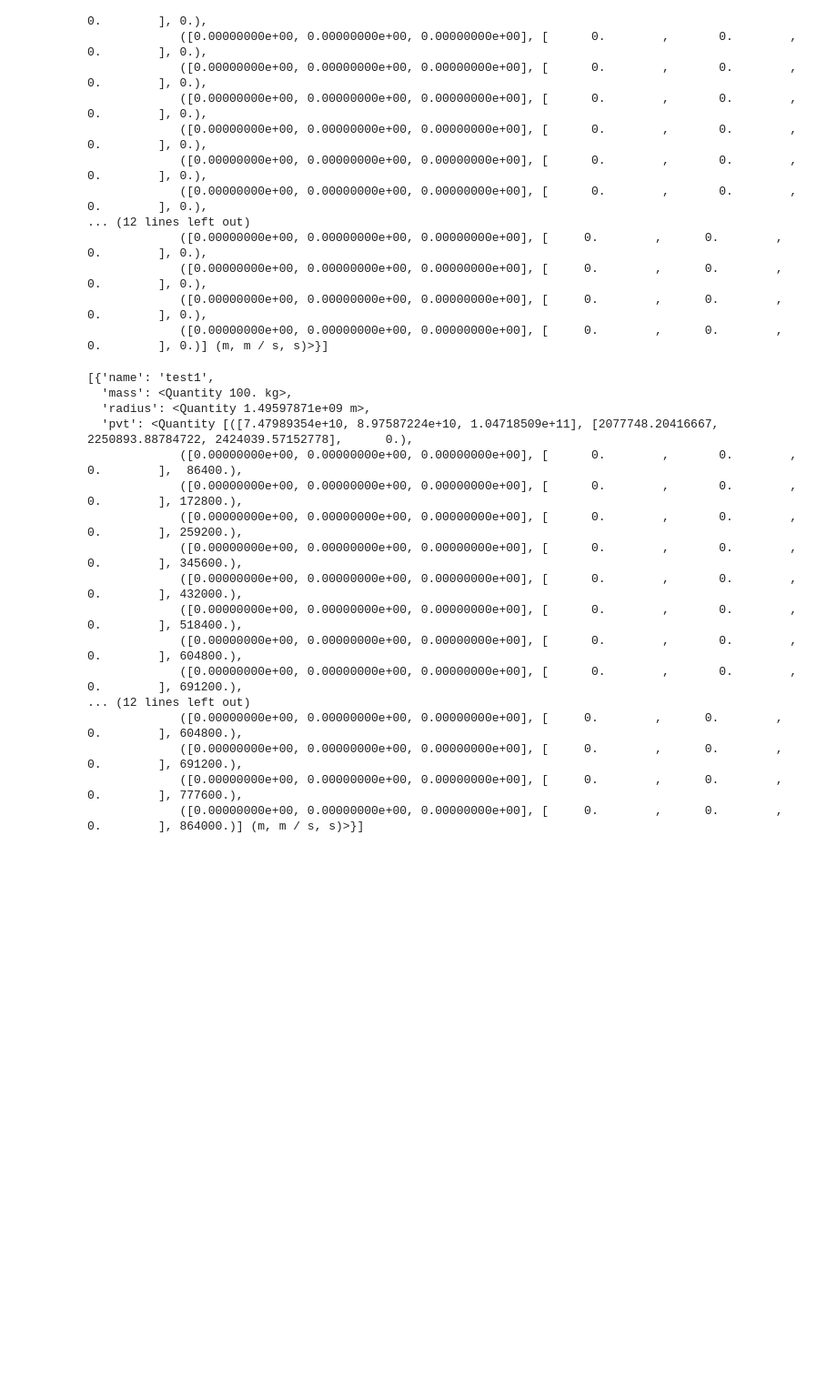
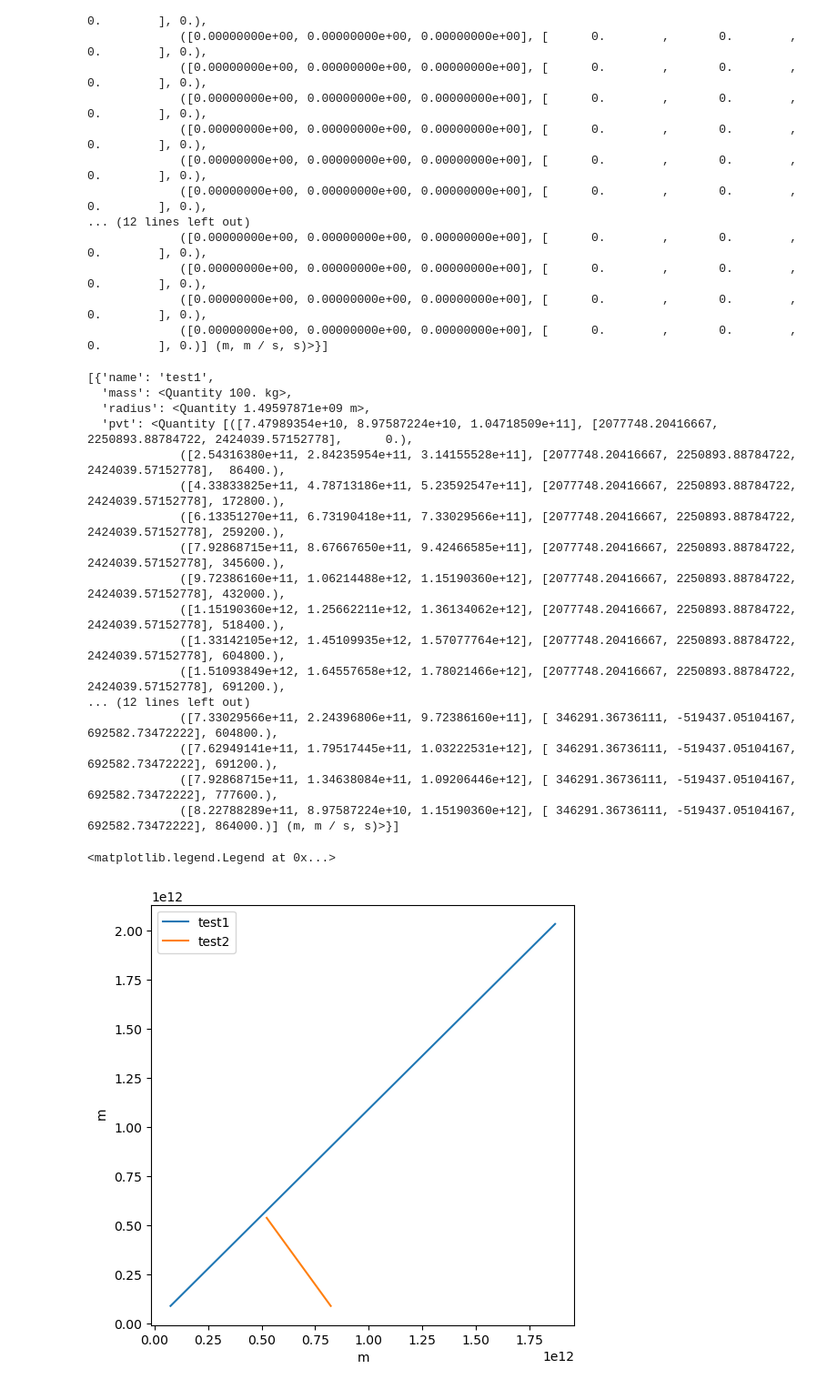
Before and after one commit to TeamLannon/orbits, a Jupyter notebook: notebooks/SimRunTest.ipynb, the cells around one changed output. Shown at 91% size. Saved outputs shown, nothing was run; the diff lists cells and outputs as text; code cells hidden in the pictures; blank space fills up the shorter version.

```diff
--- a/notebooks/SimRunTest.ipynb
+++ b/notebooks/SimRunTest.ipynb
@@ -5,7 +8,7 @@ from astropy import units as u
 run1 = SimRun(1*u.d,10*u.d)
 # %%
 run1.add_object('test1',0.5*u.au, 0.6*u.au, 0.7*u.au, 1.2*u.au/u.d, 1.3*u.au/u.d, 1.4*u.au/u.d, 100.*u.kg, 0.01*u.au)
-run1.add_object('test2',3.5*u.au, 3.6*u.au, 3.7*u.au, 0.2*u.au/u.d, 0.3*u.au/u.d, 0.4*u.au/u.d, 150.*u.kg, 0.015*u.au)
+run1.add_object('test2',3.5*u.au, 3.6*u.au, 3.7*u.au, 0.2*u.au/u.d, -0.3*u.au/u.d, 0.4*u.au/u.d, 150.*u.kg, 0.015*u.au)
 # %%
 run1.objects
 # %% [output]
@@ -35,16 +38,24 @@ run1.objects
   'mass': <Quantity 100. kg>,
   'radius': <Quantity 1.49597871e+09 m>,
   'pvt': <Quantity [([7.47989354e+10, 8.97587224e+10, 1.04718509e+11], [2077748.20416667, 2250893.88784722, 2424039.57152778],      0.),
-             ([0.00000000e+00, 0.00000000e+00, 0.00000000e+00], [      0.        ,       0.        ,       0.        ],  86400.),
-             ([0.00000000e+00, 0.00000000e+00, 0.00000000e+00], [      0.        ,       0.        ,       0.        ], 172800.),
-             ([0.00000000e+00, 0.00000000e+00, 0.00000000e+00], [      0.        ,       0.        ,       0.        ], 259200.),
-             ([0.00000000e+00, 0.00000000e+00, 0.00000000e+00], [      0.        ,       0.        ,       0.        ], 345600.),
-             ([0.00000000e+00, 0.00000000e+00, 0.00000000e+00], [      0.        ,       0.        ,       0.        ], 432000.),
-             ([0.00000000e+00, 0.00000000e+00, 0.00000000e+00], [      0.        ,       0.        ,       0.        ], 518400.),
-             ([0.00000000e+00, 0.00000000e+00, 0.00000000e+00], [      0.        ,       0.        ,       0.        ], 604800.),
-             ([0.00000000e+00, 0.00000000e+00, 0.00000000e+00], [      0.        ,       0.        ,       0.        ], 691200.),
+             ([2.54316380e+11, 2.84235954e+11, 3.14155528e+11], [2077748.20416667, 2250893.88784722, 2424039.57152778],  86400.),
+             ([4.33833825e+11, 4.78713186e+11, 5.23592547e+11], [2077748.20416667, 2250893.88784722, 2424039.57152778], 172800.),
+             ([6.13351270e+11, 6.73190418e+11, 7.33029566e+11], [2077748.20416667, 2250893.88784722, 2424039.57152778], 259200.),
+             ([7.92868715e+11, 8.67667650e+11, 9.42466585e+11], [2077748.20416667, 2250893.88784722, 2424039.57152778], 345600.),
+             ([9.72386160e+11, 1.06214488e+12, 1.15190360e+12], [2077748.20416667, 2250893.88784722, 2424039.57152778], 432000.),
+             ([1.15190360e+12, 1.25662211e+12, 1.36134062e+12], [2077748.20416667, 2250893.88784722, 2424039.57152778], 518400.),
+             ([1.33142105e+12, 1.45109935e+12, 1.57077764e+12], [2077748.20416667, 2250893.88784722, 2424039.57152778], 604800.),
+             ([1.51093849e+12, 1.64557658e+12, 1.78021466e+12], [2077748.20416667, 2250893.88784722, 2424039.57152778], 691200.),
 ... (12 lines left out)
-             ([0.00000000e+00, 0.00000000e+00, 0.00000000e+00], [     0.        ,      0.        ,      0.        ], 604800.),
-             ([0.00000000e+00, 0.00000000e+00, 0.00000000e+00], [     0.        ,      0.        ,      0.        ], 691200.),
-             ([0.00000000e+00, 0.00000000e+00, 0.00000000e+00], [     0.        ,      0.        ,      0.        ], 777600.),
-             ([0.00000000e+00, 0.00000000e+00, 0.00000000e+00], [     0.        ,      0.        ,      0.        ], 864000.)] (m, m / s, s)>}]
+             ([7.33029566e+11, 2.24396806e+11, 9.72386160e+11], [ 346291.36736111, -519437.05104167,  692582.73472222], 604800.),
+             ([7.62949141e+11, 1.79517445e+11, 1.03222531e+12], [ 346291.36736111, -519437.05104167,  692582.73472222], 691200.),
+             ([7.92868715e+11, 1.34638084e+11, 1.09206446e+12], [ 346291.36736111, -519437.05104167,  692582.73472222], 777600.),
+             ([8.22788289e+11, 8.97587224e+10, 1.15190360e+12], [ 346291.36736111, -519437.05104167,  692582.73472222], 864000.)] (m, m / s, s)>}]
+# %%
+fig, ax = plt.subplots(figsize=(6, 6))
+ax.plot(run1.objects[0]['pvt']['p'][:,0],run1.objects[0]['pvt']['p'][:,1],label=run1.objects[0]['name'])
+ax.plot(run1.objects[1]['pvt']['p'][:,0],run1.objects[1]['pvt']['p'][:,1],label=run1.objects[1]['name'])
+ax.legend()
+# %% [output]
+<matplotlib.legend.Legend at 0x...>
+[figure, added]
```
Also changed, not shown: parts of 1 cell of this notebook, 1 other file.
